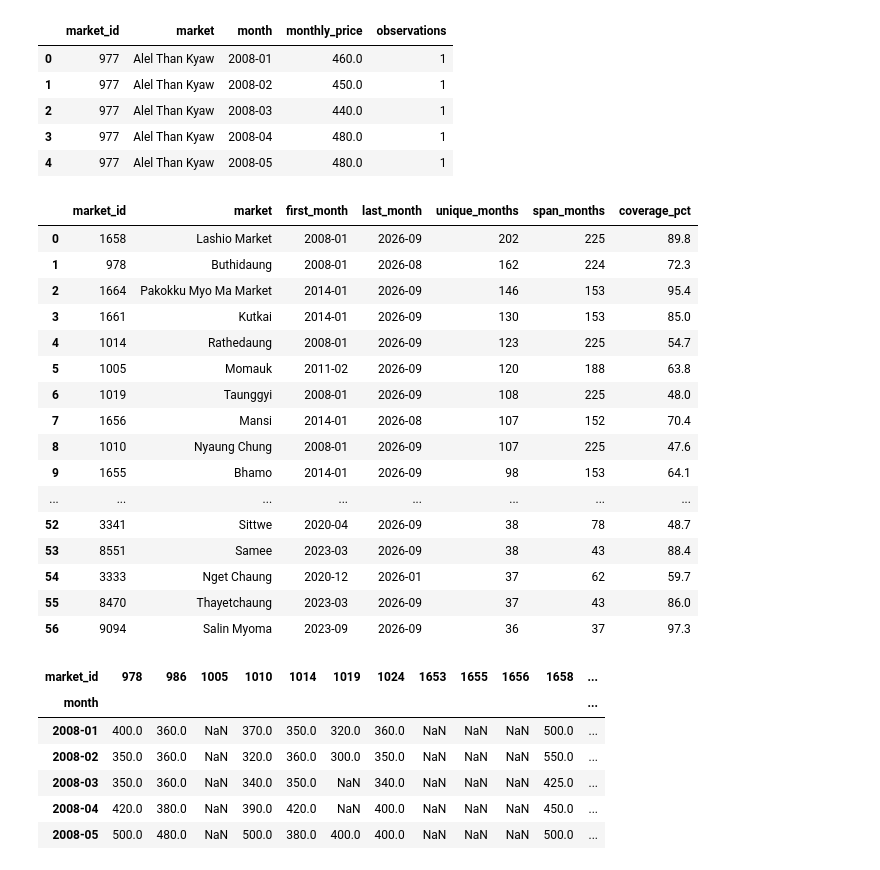
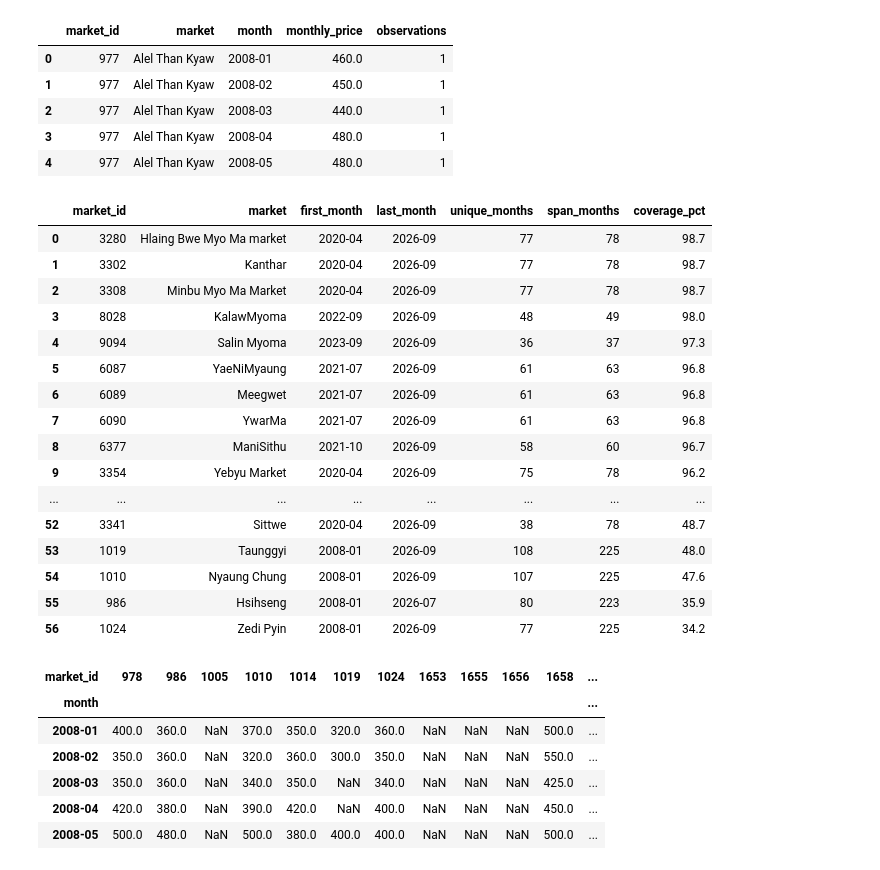
Before and after one commit to Ishigami-suhlaing/Myanmar-Food-Price-Forecasting, a Jupyter notebook: notebooks/rice/rice.ipynb, the cells around one changed output. Drawn from its saved outputs; the diff is of its cells as text; code cells hidden in the pictures.

```diff
--- a/notebooks/rice.ipynb
+++ b/notebooks/rice/rice.ipynb
@@ -99,50 +99,50 @@ rice_coverage = (
         last_month=("month", "max"),
         unique_months=("month", "nunique")
     )
     .reset_index()
 )
 
 rice_coverage["span_months"] = (
     (rice_coverage["last_month"].dt.year -
      rice_coverage["first_month"].dt.year) * 12
     + rice_coverage["last_month"].dt.month
     - rice_coverage["first_month"].dt.month
     + 1
 )
 
 rice_coverage["coverage_pct"] = (
     rice_coverage["unique_months"] /
     rice_coverage["span_months"] * 100
 ).round(1)
 
 rice_candidates = (
     rice_coverage[
         (rice_coverage["unique_months"] >= 36) &
         (rice_coverage["last_month"].dt.year == 2026)
     ]
-    .sort_values("unique_months", ascending=False)
+    .sort_values("coverage_pct", ascending=False)
     .reset_index(drop=True)
 )
 
 display(rice_candidates)
 # %% [output]
 |  | market_id | market | first_month | last_month | unique_months | span_months | coverage_pct |
-| 0 | 1658 | Lashio Market | 2008-01 | 2026-09 | 202 | 225 | 89.8 |
-| 1 | 978 | Buthidaung | 2008-01 | 2026-08 | 162 | 224 | 72.3 |
-| 2 | 1664 | Pakokku Myo Ma Market | 2014-01 | 2026-09 | 146 | 153 | 95.4 |
-| 3 | 1661 | Kutkai | 2014-01 | 2026-09 | 130 | 153 | 85.0 |
-| 4 | 1014 | Rathedaung | 2008-01 | 2026-09 | 123 | 225 | 54.7 |
-| 5 | 1005 | Momauk | 2011-02 | 2026-09 | 120 | 188 | 63.8 |
-| 6 | 1019 | Taunggyi | 2008-01 | 2026-09 | 108 | 225 | 48.0 |
-| 7 | 1656 | Mansi | 2014-01 | 2026-08 | 107 | 152 | 70.4 |
-| 8 | 1010 | Nyaung Chung | 2008-01 | 2026-09 | 107 | 225 | 47.6 |
-| 9 | 1655 | Bhamo | 2014-01 | 2026-09 | 98 | 153 | 64.1 |
+| 0 | 3280 | Hlaing Bwe Myo Ma market | 2020-04 | 2026-09 | 77 | 78 | 98.7 |
+| 1 | 3302 | Kanthar | 2020-04 | 2026-09 | 77 | 78 | 98.7 |
+| 2 | 3308 | Minbu Myo Ma Market | 2020-04 | 2026-09 | 77 | 78 | 98.7 |
+| 3 | 8028 | KalawMyoma | 2022-09 | 2026-09 | 48 | 49 | 98.0 |
+| 4 | 9094 | Salin Myoma | 2023-09 | 2026-09 | 36 | 37 | 97.3 |
+| 5 | 6087 | YaeNiMyaung | 2021-07 | 2026-09 | 61 | 63 | 96.8 |
+| 6 | 6089 | Meegwet | 2021-07 | 2026-09 | 61 | 63 | 96.8 |
+| 7 | 6090 | YwarMa | 2021-07 | 2026-09 | 61 | 63 | 96.8 |
+| 8 | 6377 | ManiSithu | 2021-10 | 2026-09 | 58 | 60 | 96.7 |
+| 9 | 3354 | Yebyu Market | 2020-04 | 2026-09 | 75 | 78 | 96.2 |
 | ... | ... | ... | ... | ... | ... | ... | ... |
 | 52 | 3341 | Sittwe | 2020-04 | 2026-09 | 38 | 78 | 48.7 |
-| 53 | 8551 | Samee | 2023-03 | 2026-09 | 38 | 43 | 88.4 |
-| 54 | 3333 | Nget Chaung | 2020-12 | 2026-01 | 37 | 62 | 59.7 |
-| 55 | 8470 | Thayetchaung | 2023-03 | 2026-09 | 37 | 43 | 86.0 |
-| 56 | 9094 | Salin Myoma | 2023-09 | 2026-09 | 36 | 37 | 97.3 |
+| 53 | 1019 | Taunggyi | 2008-01 | 2026-09 | 108 | 225 | 48.0 |
+| 54 | 1010 | Nyaung Chung | 2008-01 | 2026-09 | 107 | 225 | 47.6 |
+| 55 | 986 | Hsihseng | 2008-01 | 2026-07 | 80 | 223 | 35.9 |
+| 56 | 1024 | Zedi Pyin | 2008-01 | 2026-09 | 77 | 225 | 34.2 |
 # %%
 candidate_ids = rice_candidates["market_id"]
 
```
Also changed, not shown: parts of 1 cell of this notebook, 7 other files.
